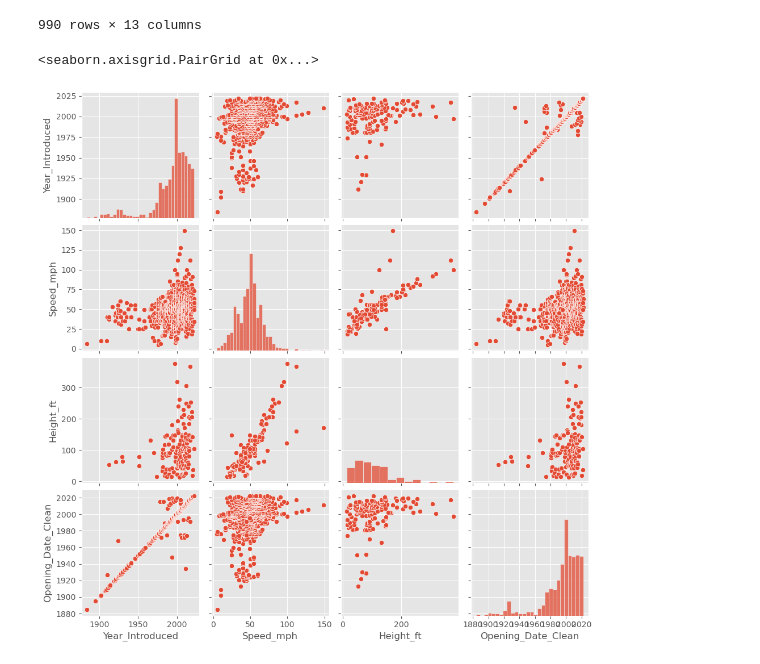
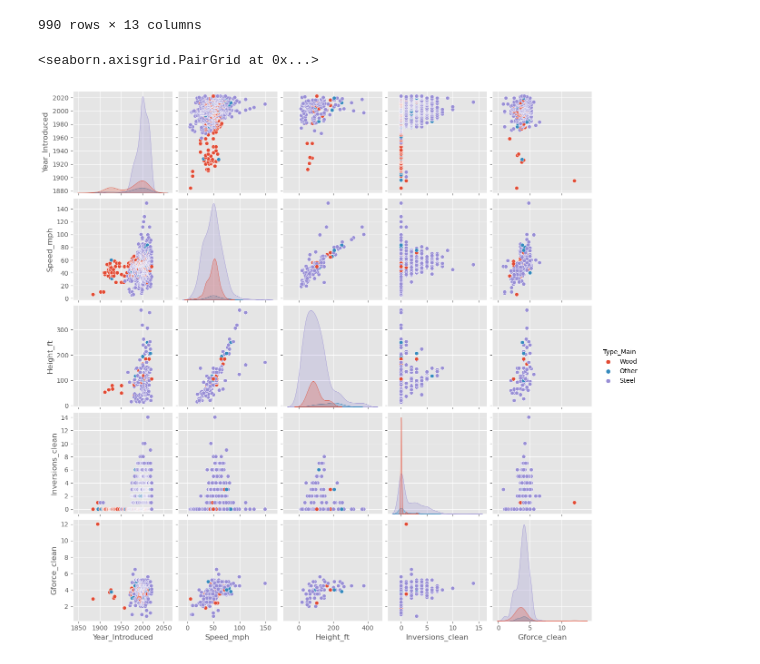
Before and after one commit to shreyahegde18/Exploratory-Data-Analysis, a Jupyter notebook: exploratory-data-analysis-rollercoaster.ipynb, the cells around one changed output. Drawn from its saved outputs; the diff is of its cells as text; code cells hidden in the pictures.

```diff
--- a/exploratory-data-analysis-rollercoaster.ipynb
+++ b/exploratory-data-analysis-rollercoaster.ipynb
@@ -268,7 +268,7 @@ df
 | 989 | Wonder Woman Flight of Courage | Six Flags Magic Mountain | Under construction | Rocky Mountain Construction | 2022 | NaN | NaN | Steel | ... |
 990 rows × 13 columns
 # %%
-sns.pairplot(df,vars=['Year_Introduced','Speed_mph','Height_ft','Opening_Date_Clean'])
+sns.pairplot(df,vars=['Year_Introduced','Speed_mph','Height_ft','Inversions_clean','Gforce_clean'],hue='Type_Main')
 # %% [output]
 <seaborn.axisgrid.PairGrid at 0x...>
-[figure, old version]
+[figure, new version]
```
Also changed, not shown: parts of 6 cells of this notebook.
